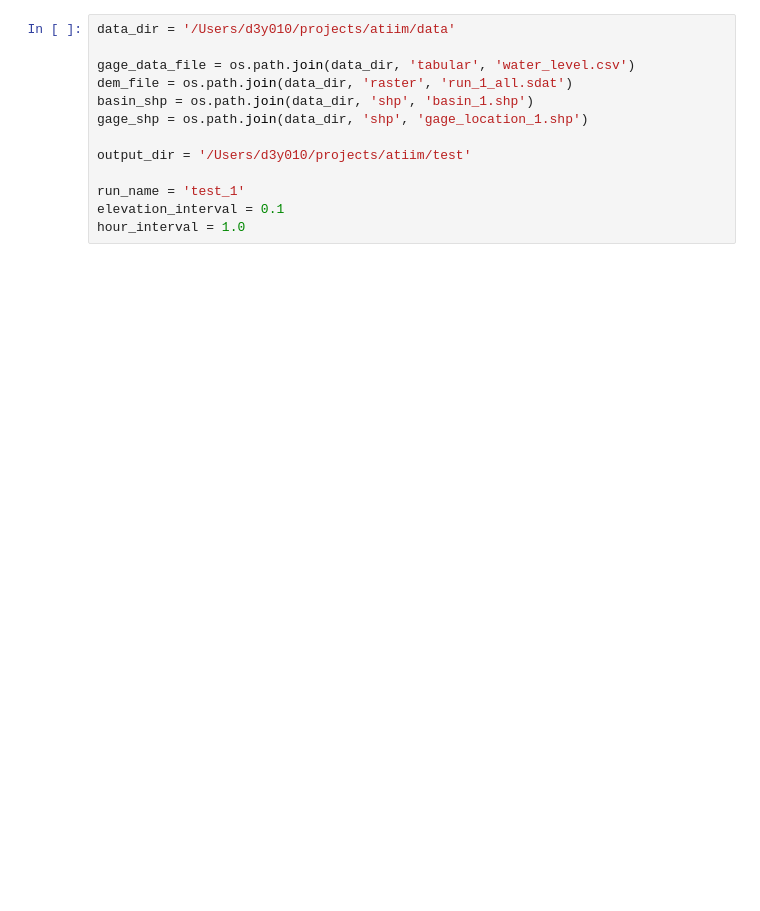
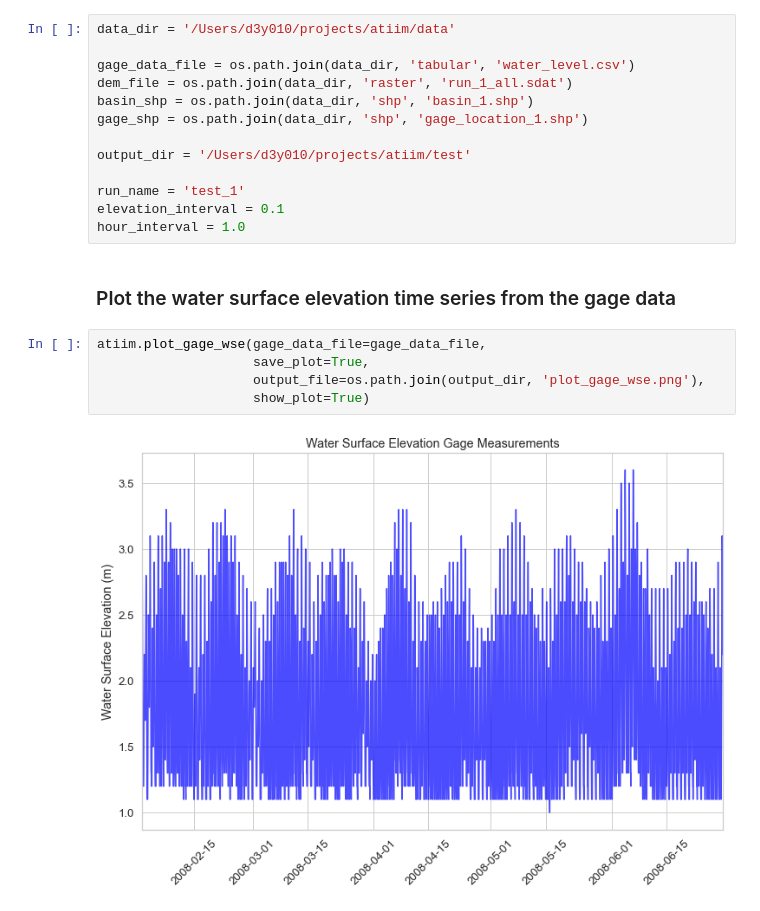
Before and after one commit to crvernon/atiim, a Jupyter notebook: noteboooks/testing.ipynb, the cells around one changed output. Drawn from its saved outputs; the diff is of its cells as text; blank space fills up the shorter version.

Commit message:
set plots to save or show

```diff
--- a/noteboooks/testing.ipynb
+++ b/noteboooks/testing.ipynb
@@ -15,3 +17,12 @@ output_dir = '/Users/d3y010/projects/atiim/test'
 run_name = 'test_1'
 elevation_interval = 0.1
 hour_interval = 1.0
+# %% [markdown]
+### Plot the water surface elevation time series from the gage data
+# %%
+atiim.plot_gage_wse(gage_data_file=gage_data_file,
+                    save_plot=True,
+                    output_file=os.path.join(output_dir, 'plot_gage_wse.png'),
+                    show_plot=True)
+# %% [output]
+[figure, added]
```
Also changed, not shown: parts of 16 cells of this notebook, 3 other files.
